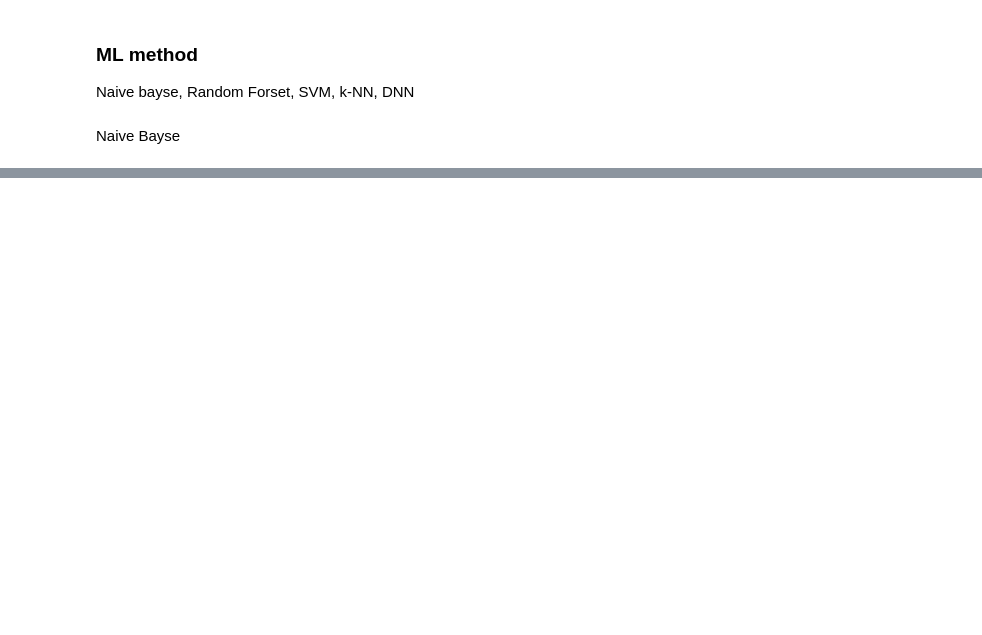
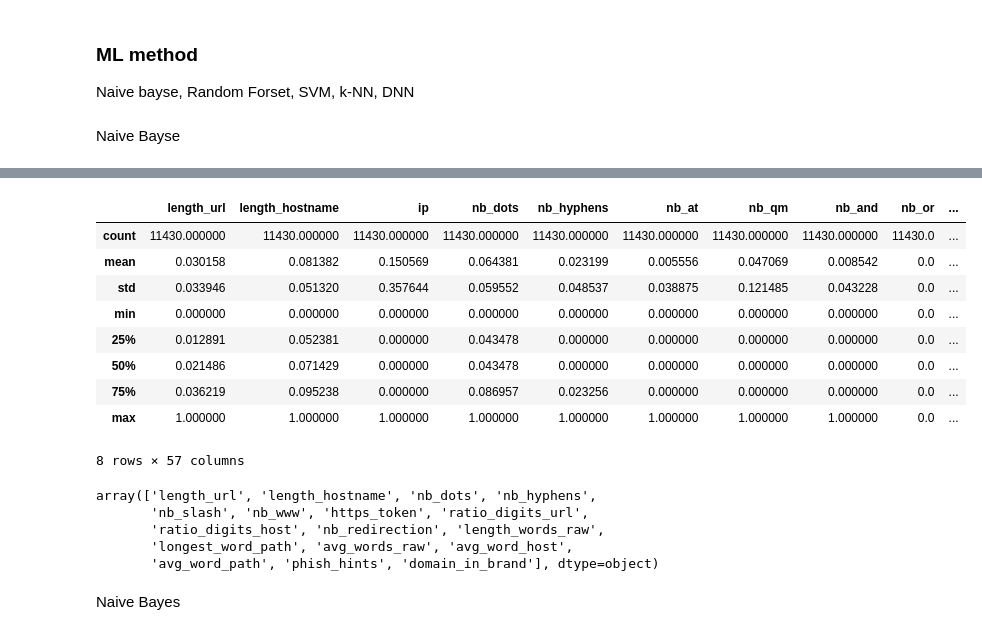
Before and after one commit to wei-coding/MLFN, a Jupyter notebook: final/final_project.ipynb, the cells around one changed output, grey strips where cells are left out. Drawn from its saved outputs; the diff is of its cells as text; code cells hidden in the pictures; blank space fills up the shorter version.

```diff
--- a/final/final_project.ipynb
+++ b/final/final_project.ipynb
@@ -298,0 +591,3 @@ display(sum(scores) / len(scores))
+# %%
+df_url_info = scaled_df.iloc(axis=1)[:56].join(scaled_df["phishing"])
+display(df_url_info)
@@ -298,0 +608,26 @@ display(sum(scores) / len(scores))
+# %%
+df_url_info.describe()
+# %% [output]
+|  | length_url | length_hostname | ip | nb_dots | nb_hyphens | nb_at | nb_qm | nb_and | nb_or | ... |
+| count | 11430.000000 | 11430.000000 | 11430.000000 | 11430.000000 | 11430.000000 | 11430.000000 | 11430.000000 | 11430.000000 | 11430.0 | ... |
+| mean | 0.030158 | 0.081382 | 0.150569 | 0.064381 | 0.023199 | 0.005556 | 0.047069 | 0.008542 | 0.0 | ... |
+| std | 0.033946 | 0.051320 | 0.357644 | 0.059552 | 0.048537 | 0.038875 | 0.121485 | 0.043228 | 0.0 | ... |
+| min | 0.000000 | 0.000000 | 0.000000 | 0.000000 | 0.000000 | 0.000000 | 0.000000 | 0.000000 | 0.0 | ... |
+| 25% | 0.012891 | 0.052381 | 0.000000 | 0.043478 | 0.000000 | 0.000000 | 0.000000 | 0.000000 | 0.0 | ... |
+| 50% | 0.021486 | 0.071429 | 0.000000 | 0.043478 | 0.000000 | 0.000000 | 0.000000 | 0.000000 | 0.0 | ... |
+| 75% | 0.036219 | 0.095238 | 0.000000 | 0.086957 | 0.023256 | 0.000000 | 0.000000 | 0.000000 | 0.0 | ... |
+| max | 1.000000 | 1.000000 | 1.000000 | 1.000000 | 1.000000 | 1.000000 | 1.000000 | 1.000000 | 0.0 | ... |
+8 rows × 57 columns
+# %%
+from sklearn.feature_selection import SelectFromModel
+from sklearn.tree import DecisionTreeClassifier
+
+s = SelectFromModel(DecisionTreeClassifier())
+s.fit(df_url_info.iloc(axis=1)[:-1], df_url_info.phishing)
+selected_features = s.get_feature_names_out()
+# %% [output]
+array(['length_url', 'length_hostname', 'nb_dots', 'nb_hyphens',
+       'nb_slash', 'nb_www', 'https_token', 'ratio_digits_url',
+       'ratio_digits_host', 'nb_redirection', 'length_words_raw',
+       'longest_word_path', 'avg_words_raw', 'avg_word_host',
+       'avg_word_path', 'phish_hints', 'domain_in_brand'], dtype=object)
@@ -298,0 +645,2 @@ display(sum(scores) / len(scores))
+# %% [markdown]
+Naive Bayes
```
Also changed, not shown: parts of 50 cells of this notebook, 1 other file.
